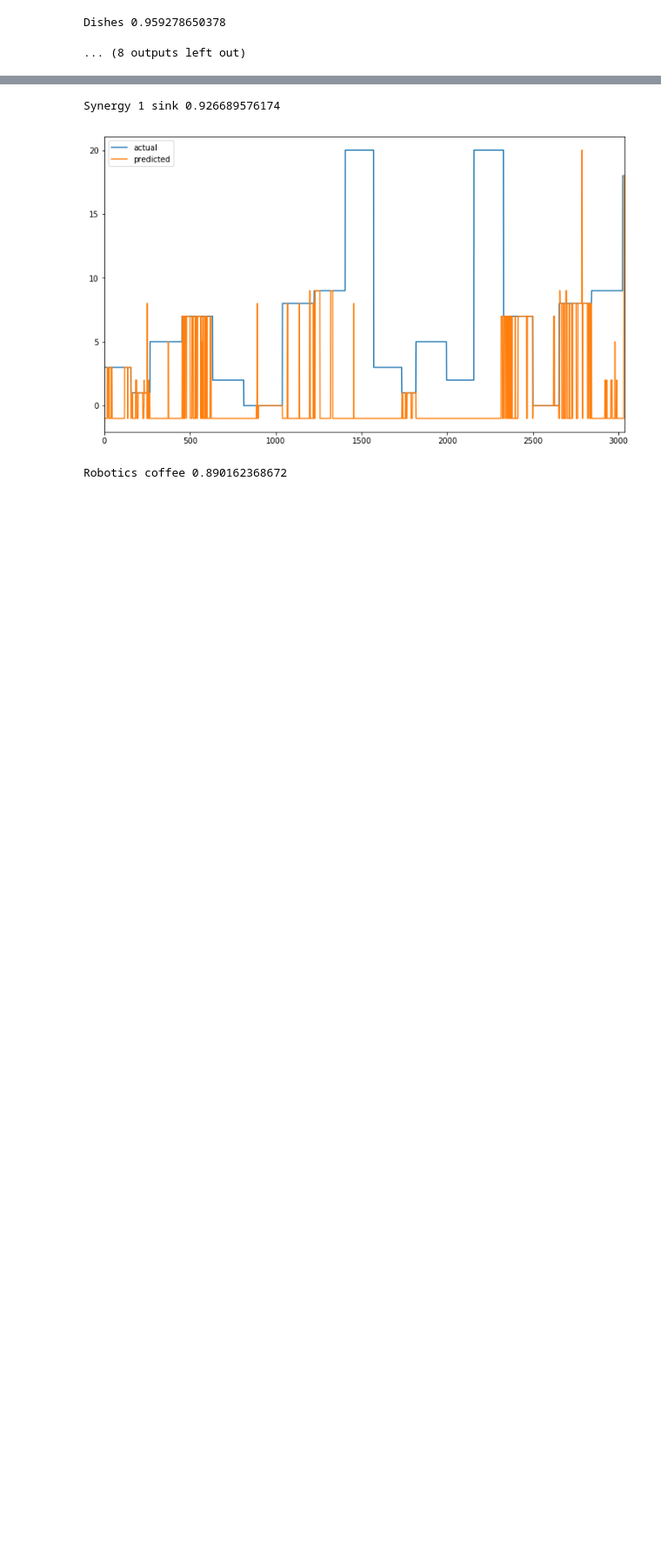
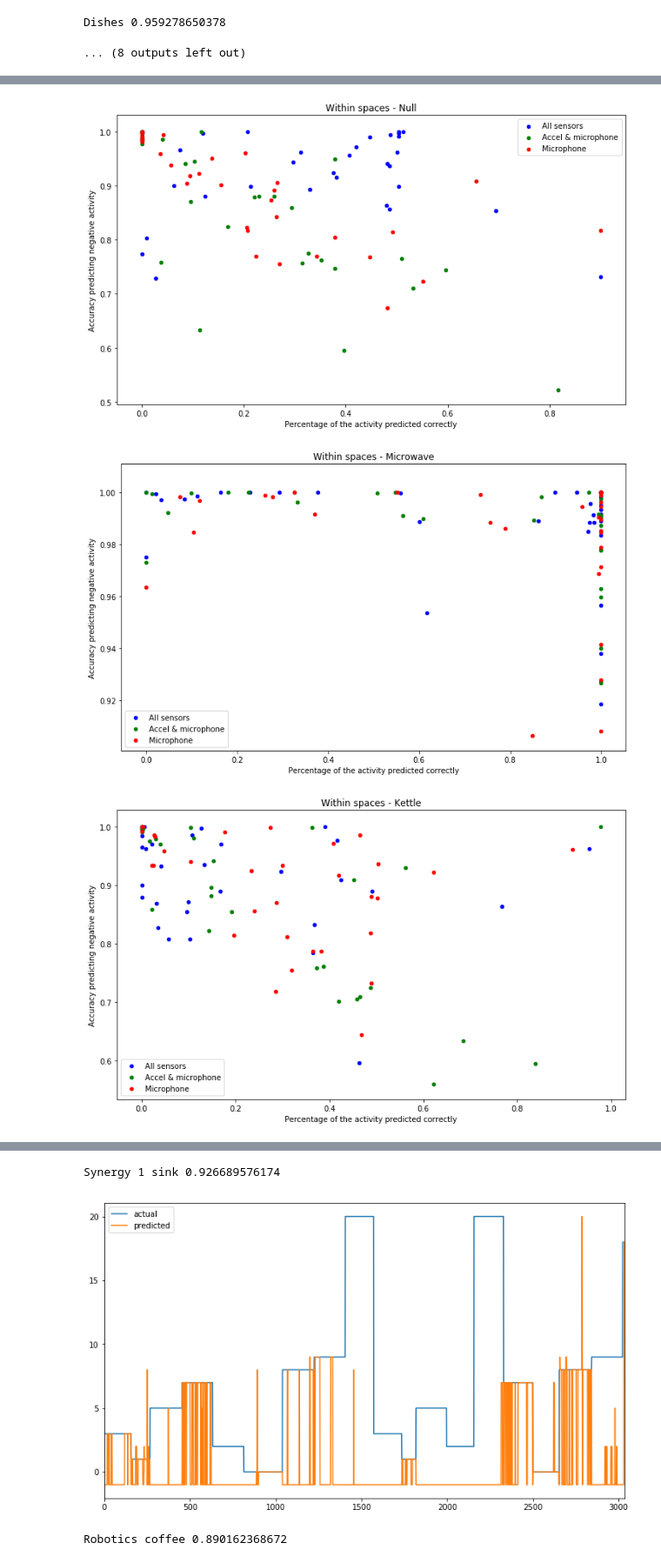
Before and after one commit to matus-tomlein/transfer-learning-playground, a Jupyter notebook: notebooks/one-vs-rest.ipynb, the cells around one changed output, grey strips where cells are left out. Shown at 87% size. Cells and saved outputs as stored; diff of their text form; code cells hidden in the pictures; blank space fills up the shorter version.

```diff
--- a/notebooks/one-vs-rest.ipynb
+++ b/notebooks/one-vs-rest.ipynb
@@ -380,0 +368,19 @@ Robotics entrance
+# %%
+results = pd.DataFrame(test_results)
+results.columns = ['source', 'target', 'activity', 'num_columns', 'accuracy_true', 'Accuracy predicting negative activity', 'accuracy_true_without_unknown', 'Percentage of the activity predicted correctly']
+type_of_transfer = ['Within spaces' if results['source'][i].split(' ')[0] == results['target'][i].split(' ')[0] else 'Across spaces' for i in results.index]
+results['type_of_transfer'] = type_of_transfer
+for type_of_transfer in ['Within spaces', 'Across spaces']:
+    for activity in results.activity.unique():
+        r = results.loc[results.activity == activity]
+        r = r.loc[results.type_of_transfer == type_of_transfer]
+        x = 'Percentage of the activity predicted correctly'
+        y = 'Accuracy predicting negative activity'
+        ax = r.loc[r.num_columns == 4488].plot(kind='scatter', x=x, y=y, color='Blue', label='All sensors')
+        r.loc[r.num_columns == 4240].plot(kind='scatter', x=x, y=y, color='Green', label='Accel & microphone', ax=ax)
+        r.loc[r.num_columns == 1024].plot(kind='scatter', x=x, y=y, color='Red', label='Microphone', ax=ax)
+        plt.title(type_of_transfer + ' - ' + activity)
+# %% [output]
+[figure, added]
+[figure, added]
+[figure, added]
```
Also changed, not shown: parts of 3 cells of this notebook, 1 other file.
